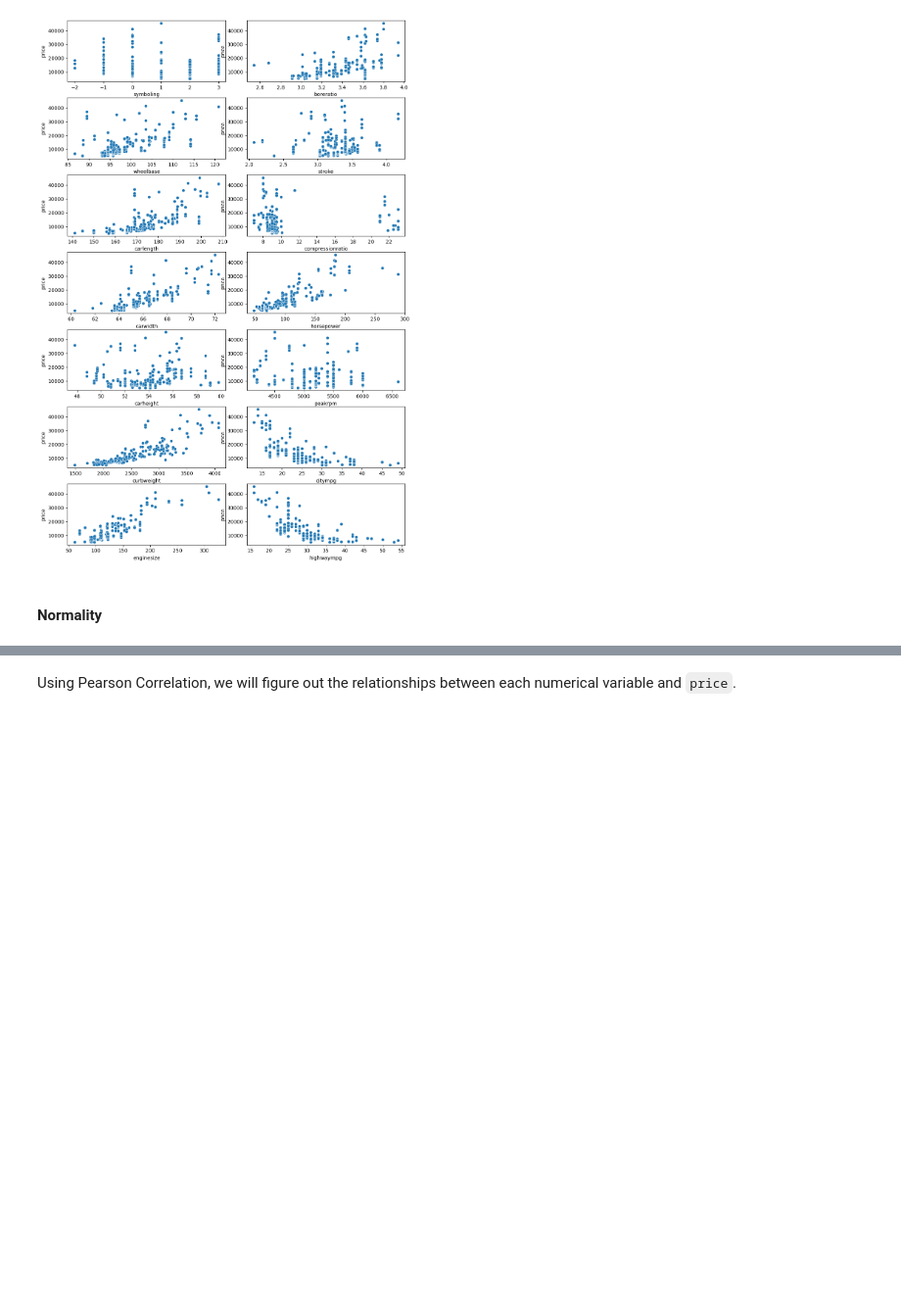
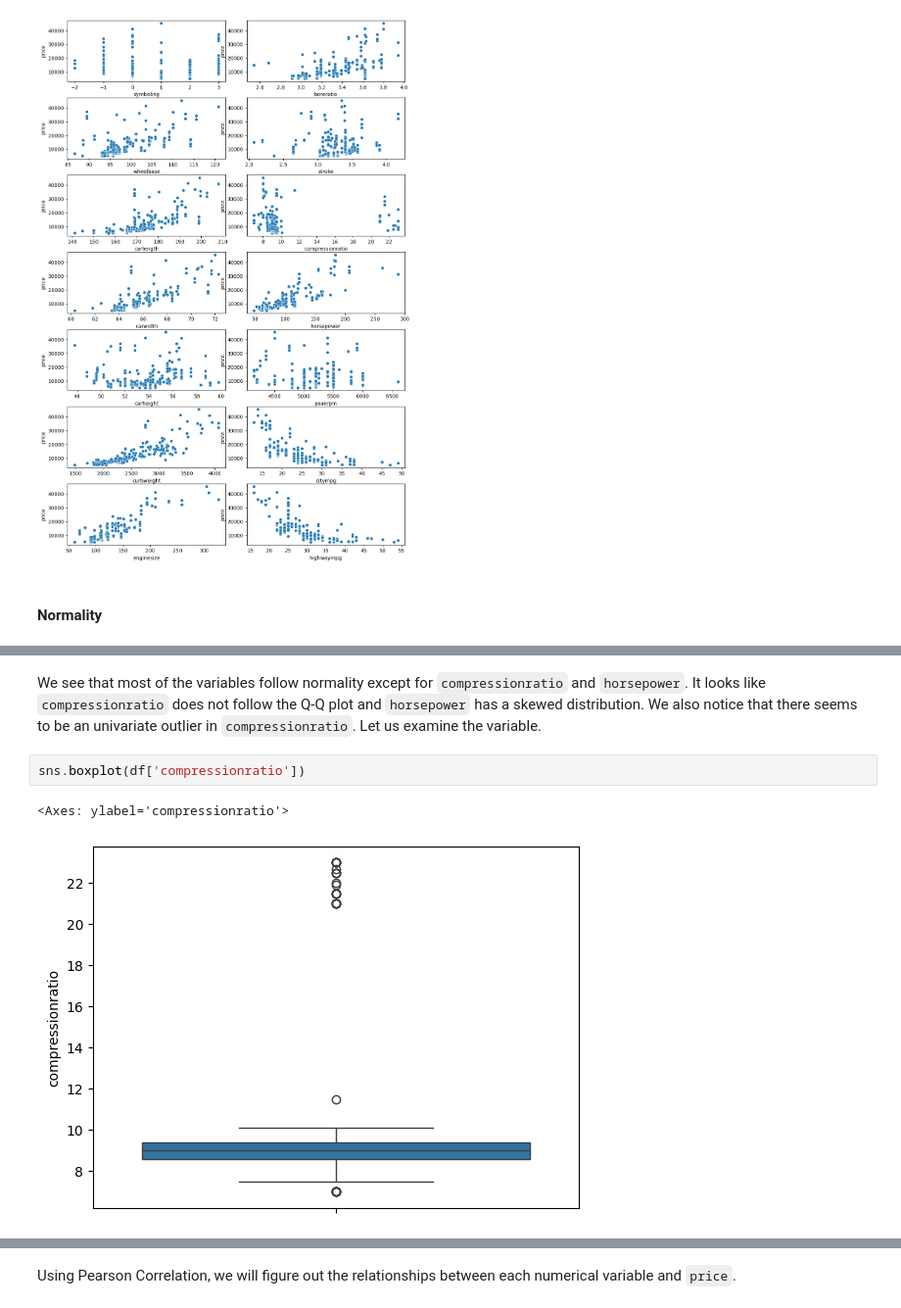
Before and after one commit to lojnys/data_science_project, a Jupyter notebook: car_pricing_assignment/car_price_linear_regression.ipynb, the cells around one changed output, grey strips where cells are left out. Shown at 98% size. Drawn from its saved outputs; the diff is of its cells as text; blank space fills up the shorter version.

Commit message:
examining  variable. need to conudct t test to remove outliers

```diff
--- a/car_pricing_assignment/car_price_linear_regression.ipynb
+++ b/car_pricing_assignment/car_price_linear_regression.ipynb
@@ -553,0 +558,7 @@ plt.show()
+# %% [markdown]
+We see that most of the variables follow normality except for `compressionratio` and `horsepower`. It looks like `compressionratio` does not follow the Q-Q plot and `horsepower` has a skewed distribution. We also notice that there seems to be an univariate outlier in `compressionratio`. Let us examine the variable.
+# %%
+sns.boxplot(df['compressionratio'])
+# %% [output]
+<Axes: ylabel='compressionratio'>
+[figure, added]
```
Also changed, not shown: parts of 2 cells of this notebook.
